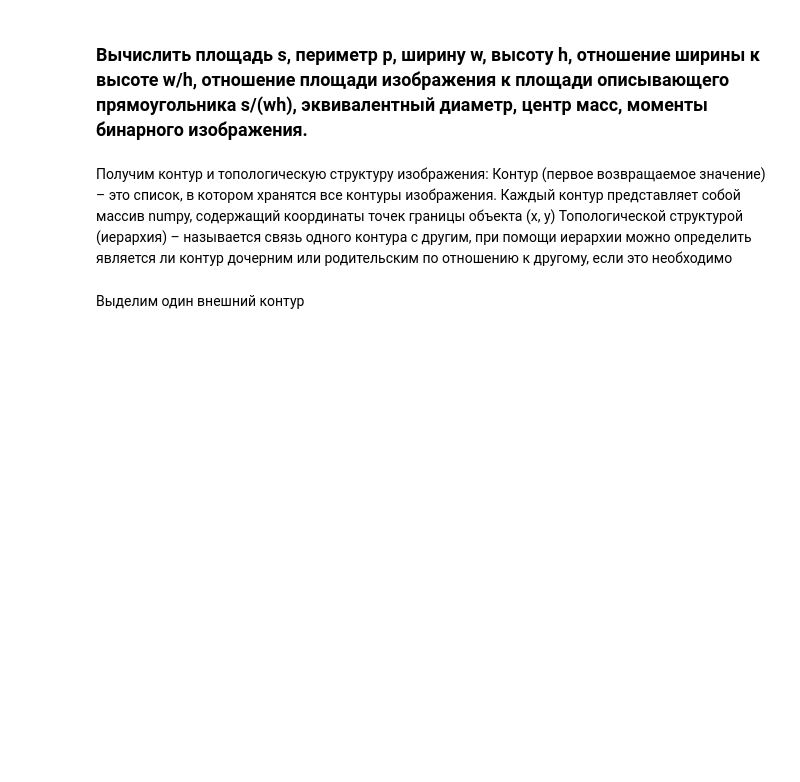
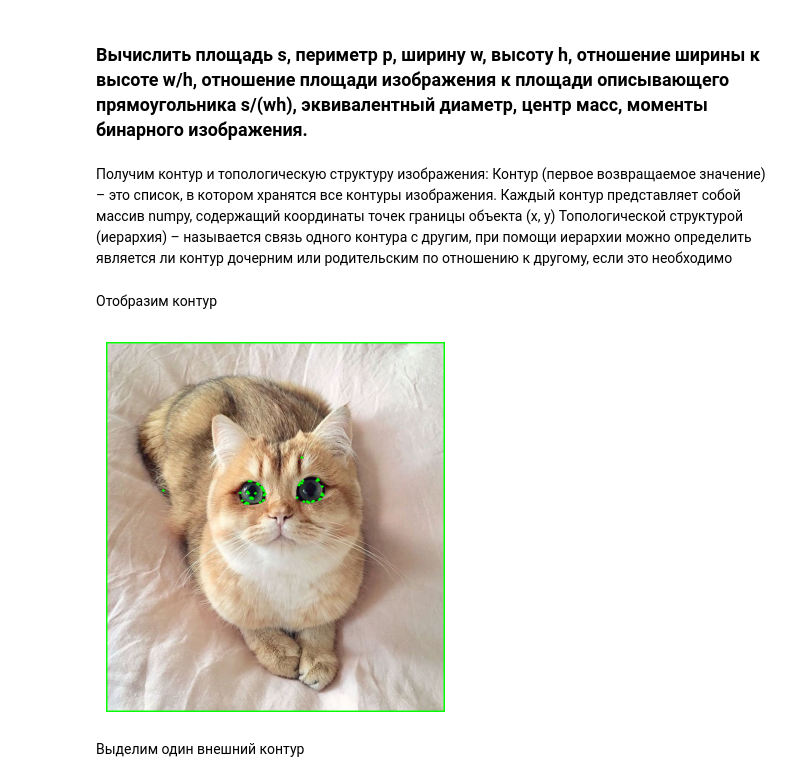
Before and after one commit to GlebMizin/Jupyter_Lab9, a Jupyter notebook: PyCharm/Lab9.ipynb, the cells around one changed output. Cells and saved outputs as stored; diff of their text form; code cells hidden in the pictures; blank space fills up the shorter version.

```diff
--- a/PyCharm/Lab9.ipynb
+++ b/PyCharm/Lab9.ipynb
@@ -8,6 +8,7 @@ import numpy as np
 from matplotlib import pyplot as plt
 # %%
 img = cv2.imread('pic/Cat.jpg',0)
+img_cntrs = cv2.imread('pic/Cat.jpg',1)
 imag = cv2.imread('pic/Cat.jpg',0)
 # %% [markdown]
 Получим контур и топологическую структуру изображения:
@@ -16,6 +17,14 @@ imag = cv2.imread('pic/Cat.jpg',0)
 # %%
 ret,thresh = cv2.threshold(img,0,255,0)
 contours, hierarchy = cv2.findContours(thresh, 5, 5)
+# %% [markdown]
+Отобразим контур
+# %%
+cv2.drawContours(img_cntrs, contours, -1, (0,255,0), 3)
+plt.imshow(img_cntrs[...,::-1])
+plt.axis("off");
+# %% [output]
+[figure, added]
 # %% [markdown]
 Выделим один внешний контур
 # %%
```
Also changed, not shown: parts of 1 cell of this notebook.
